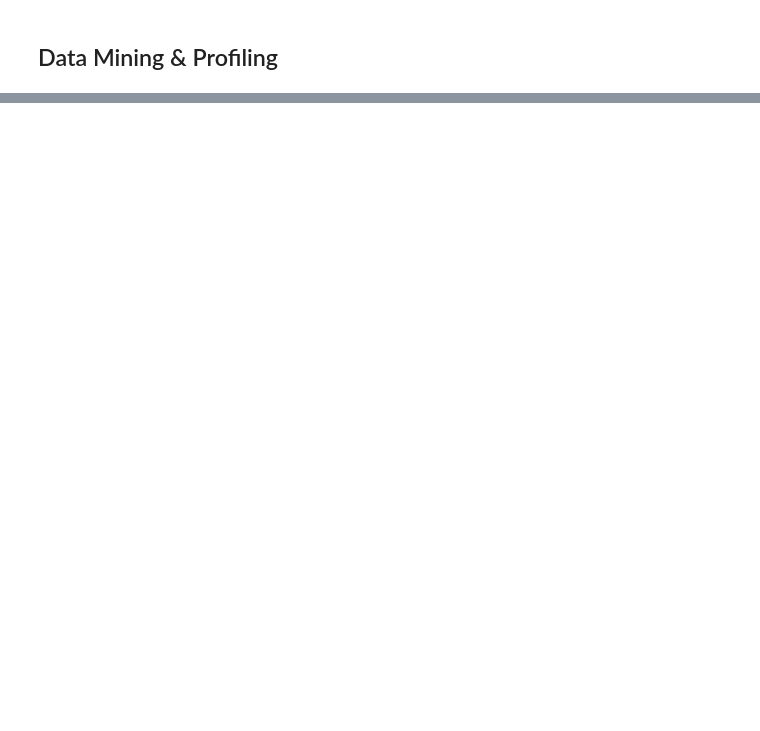
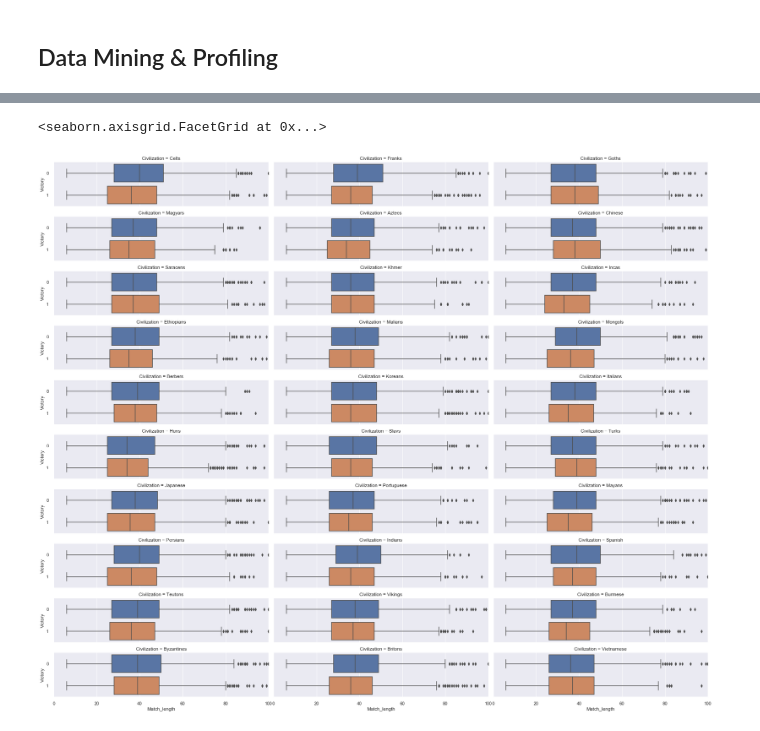
Before and after one commit to InspectorFowler/AgeofEmpires2_Voobly, a Jupyter notebook: src/Mining/Data_mining.ipynb, the cells around one changed output, grey strips where cells are left out. Cells and saved outputs as stored; diff of their text form; code cells hidden in the pictures; blank space fills up the shorter version.

```diff
--- a/src/Mining/Data_mining.ipynb
+++ b/src/Mining/Data_mining.ipynb
@@ -180,0 +182,7 @@ g = g.map(plt.scatter, "Economy_Score_diff", "Player_Rating_diff", **kws)
+# %%
+ax = sb.catplot(x="Match_length", y="Victory", col = 'Civilization', col_wrap = 3,
+                kind="box", orient="h", height=2,aspect = 4,data=match_data)
+ax.set(xlim=(0, 100))
+# %% [output]
+<seaborn.axisgrid.FacetGrid at 0x...>
+[figure, added]
```
Also changed, not shown: parts of 4 cells of this notebook.
